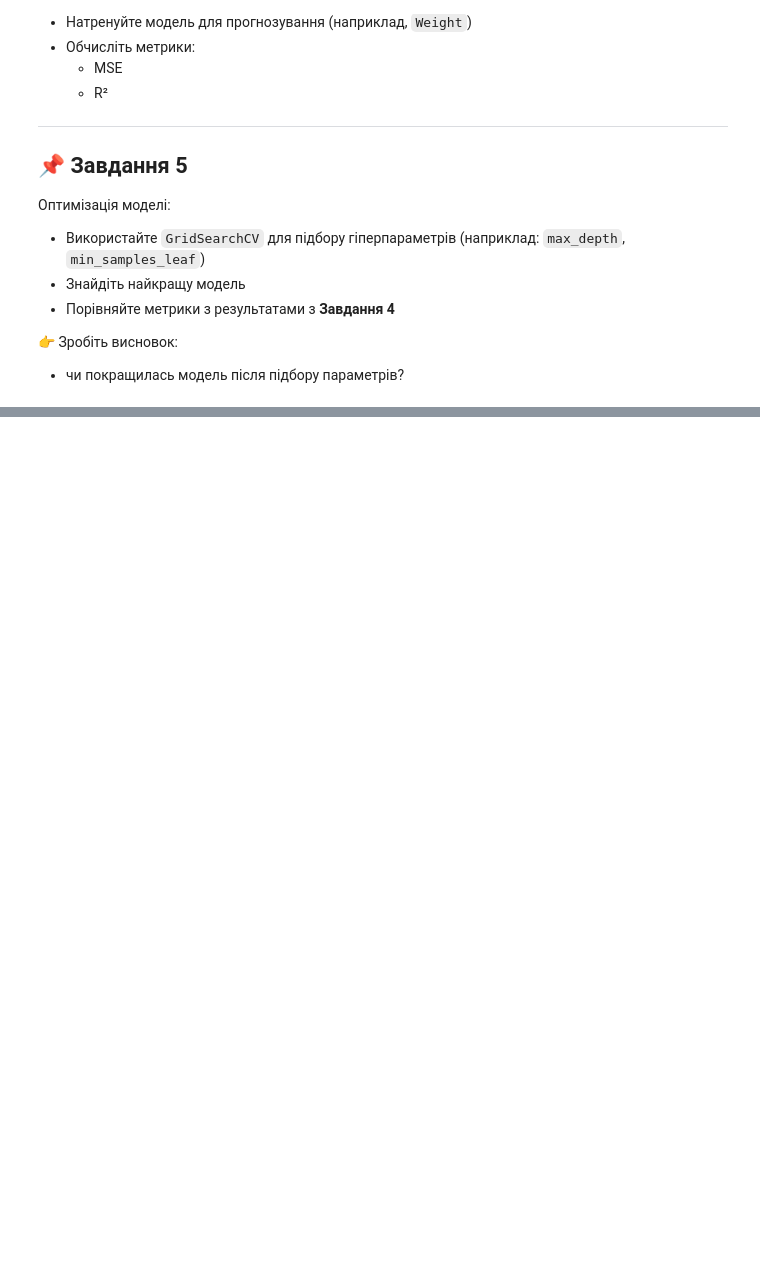
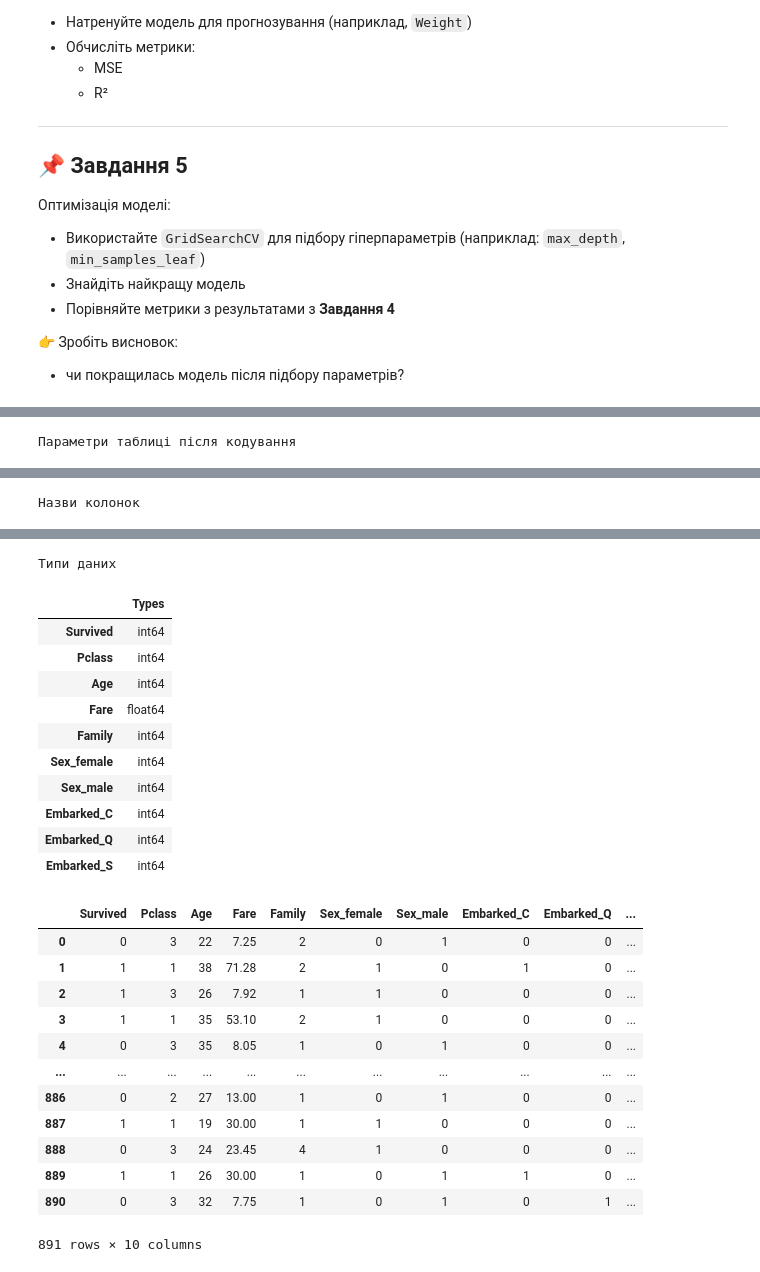
Before and after one commit to BogdanPinchuk/DataScience-PBY_HW12, a Jupyter notebook: Bohdan_Pinchuk_DS_HW12.ipynb, the cells around one changed output, grey strips where cells are left out. Saved outputs shown, nothing was run; the diff lists cells and outputs as text; code cells hidden in the pictures; blank space fills up the shorter version.

Commit message:
[Homework12] - cleaned, filled and encoded data in the 12th HW

```diff
--- a/Bohdan_Pinchuk_DS_HW12.ipynb
+++ b/Bohdan_Pinchuk_DS_HW12.ipynb
@@ -197,0 +331,53 @@ display(titanic_dataset, fish_market)
+# %%
+# Обробка даних
+
+import numpy as np
+import pandas as pd
+import apps.main as mn
+from sklearn.preprocessing import OneHotEncoder
+
+# Input data
+cat_col_list = ["Sex", "Embarked"]
+
+# Solution
+for col_name in cat_col_list:
+    ohe = OneHotEncoder(sparse_output=False)
+    encoded_cols = ohe.fit_transform(titanic_dataset[[col_name]]).astype(int)
+    new_col_names = ohe.get_feature_names_out([col_name])
+
+    for col_id, new_col_name in enumerate(new_col_names):
+        titanic_dataset[new_col_name] = encoded_cols[:, col_id]
+
+    titanic_dataset.drop(columns=[col_name], inplace=True)
+
+data_set = titanic_dataset
+n_columns = data_set.columns.size
+n_rows = data_set.index.size
+
+columns_df = pd.DataFrame(data_set.columns, columns=["Columns"])
+types_df = pd.DataFrame(data_set.dtypes, columns=["Types"])
+
+col_num_type = data_set.select_dtypes(include=np.number).columns
+col_cat_type = data_set.select_dtypes(exclude=np.number).columns
+
+empty_val_by_col = data_set.isnull().sum().to_frame(name='count')
+is_empty_val = empty_val_by_col.values.sum() > 0
+
+rp = mn.Reporter()
+rp.add_item("Кількість рядків", str(n_rows))
+rp.add_item("Кількість об’єктів у датасеті", str(n_rows))
+rp.add_item("Кількість стовпців", str(n_columns))
+rp.add_item("Кількість числових ознак", str(col_num_type.size))
+rp.add_item("Кількість категоріальних ознак", str(col_cat_type.size))
+rp.add_item("Пропущені значення", 'є' if is_empty_val > 0 else 'немає')
+rp.print_pd_report("Параметри таблиці після кодування")
+
+if is_empty_val > 0:
+    display(empty_val_by_col.style.set_caption("Кількість пропусків"))
+
+# Print results
+display(columns_df.style.set_caption("Назви колонок").hide(axis='index'))
+display(types_df.style.set_caption("Типи даних"))
+display(titanic_dataset)
+# %% [output]
+Параметри таблиці після кодування
@@ -197,0 +391 @@ display(titanic_dataset, fish_market)
+Назви колонок
@@ -197,0 +403,25 @@ display(titanic_dataset, fish_market)
+Типи даних
+|  | Types |
+| Survived | int64 |
+| Pclass | int64 |
+| Age | int64 |
+| Fare | float64 |
+| Family | int64 |
+| Sex_female | int64 |
+| Sex_male | int64 |
+| Embarked_C | int64 |
+| Embarked_Q | int64 |
+| Embarked_S | int64 |
+|  | Survived | Pclass | Age | Fare | Family | Sex_female | Sex_male | Embarked_C | Embarked_Q | ... |
+| 0 | 0 | 3 | 22 | 7.25 | 2 | 0 | 1 | 0 | 0 | ... |
+| 1 | 1 | 1 | 38 | 71.28 | 2 | 1 | 0 | 1 | 0 | ... |
+| 2 | 1 | 3 | 26 | 7.92 | 1 | 1 | 0 | 0 | 0 | ... |
+| 3 | 1 | 1 | 35 | 53.10 | 2 | 1 | 0 | 0 | 0 | ... |
+| 4 | 0 | 3 | 35 | 8.05 | 1 | 0 | 1 | 0 | 0 | ... |
+| ... | ... | ... | ... | ... | ... | ... | ... | ... | ... | ... |
+| 886 | 0 | 2 | 27 | 13.00 | 1 | 0 | 1 | 0 | 0 | ... |
+| 887 | 1 | 1 | 19 | 30.00 | 1 | 1 | 0 | 0 | 0 | ... |
+| 888 | 0 | 3 | 24 | 23.45 | 4 | 1 | 0 | 0 | 0 | ... |
+| 889 | 1 | 1 | 26 | 30.00 | 1 | 0 | 1 | 1 | 0 | ... |
+| 890 | 0 | 3 | 32 | 7.75 | 1 | 0 | 1 | 0 | 1 | ... |
+891 rows × 10 columns
```
Also changed, not shown: parts of 6 cells of this notebook.
